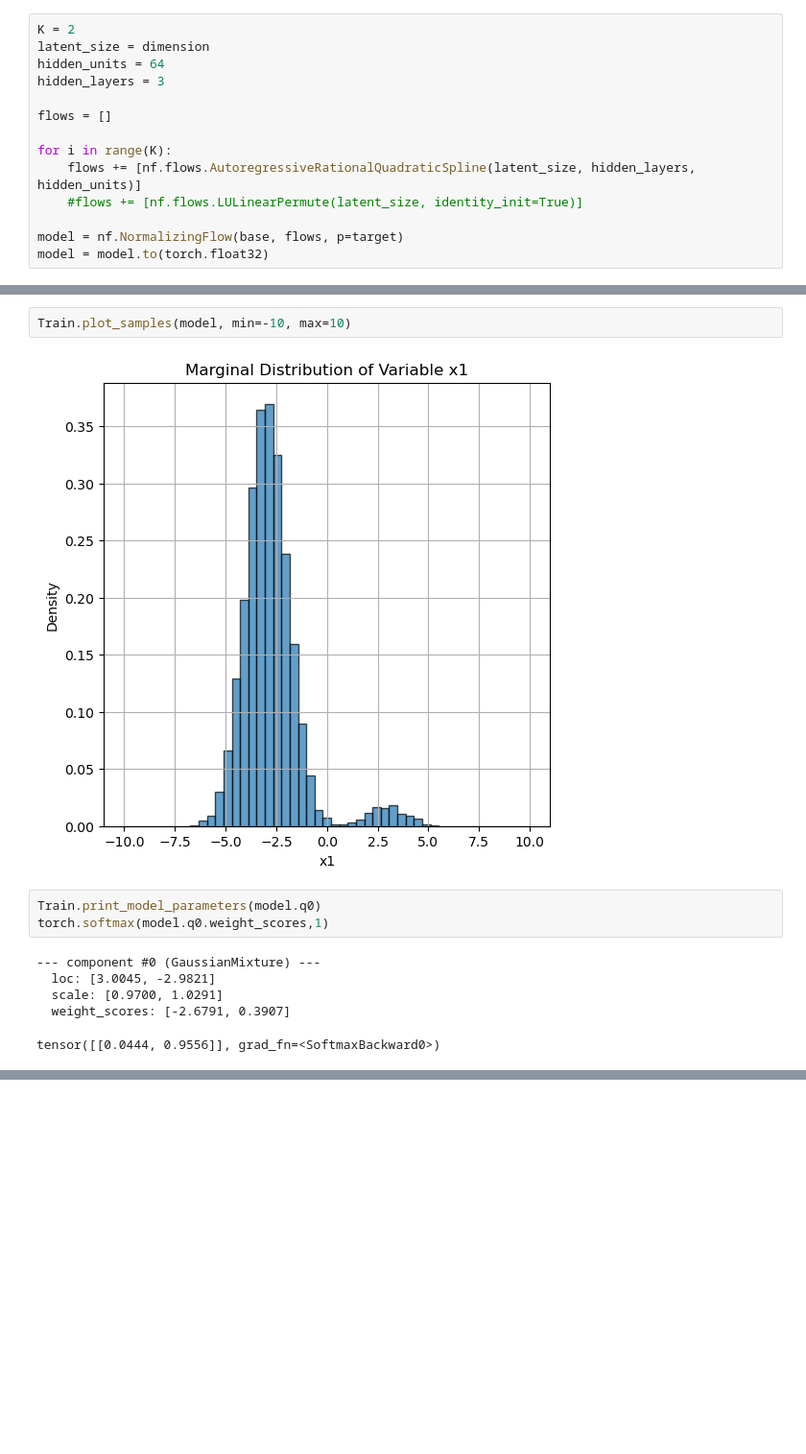
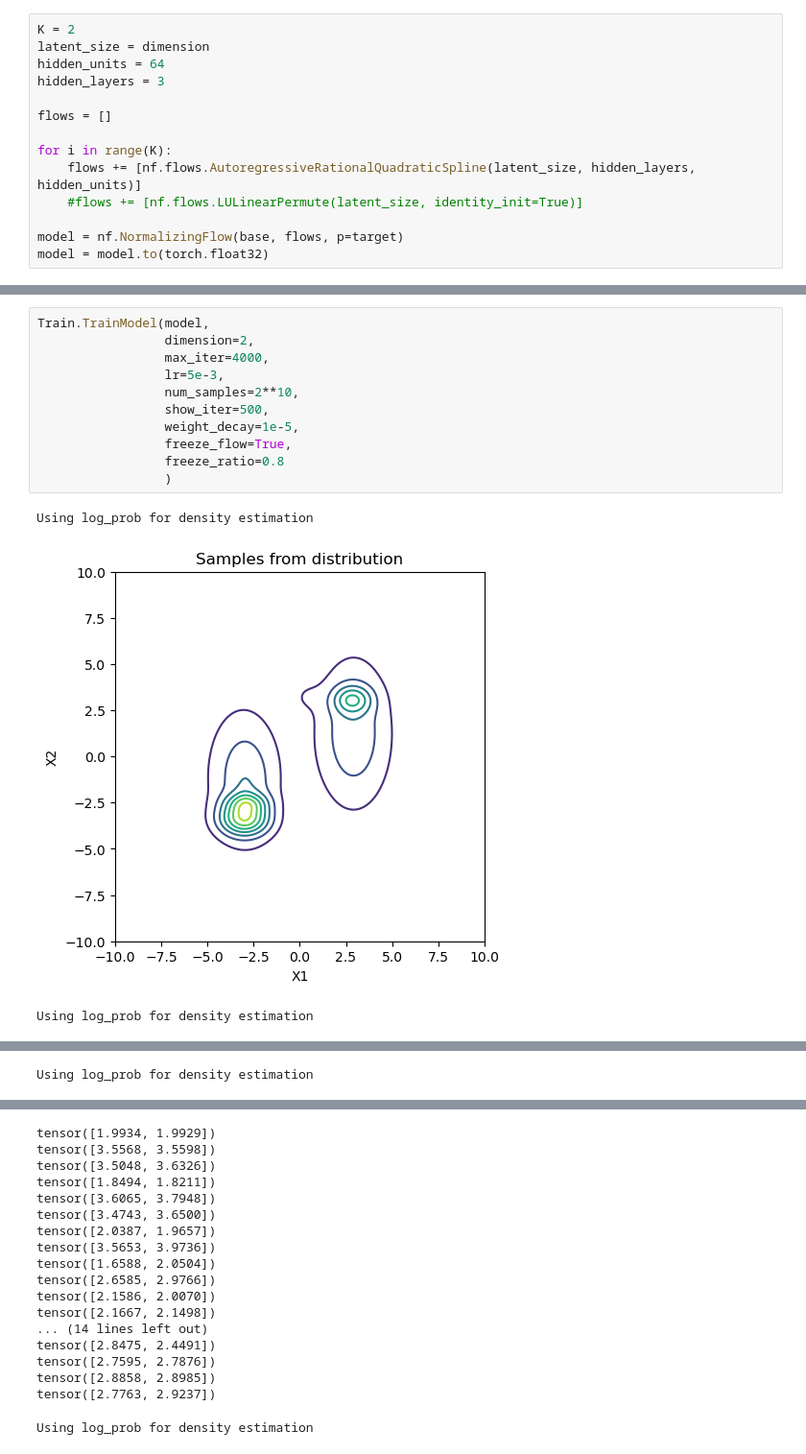
Before and after one commit to han-seungsu/normflows, a Jupyter notebook: Student-T-Product Target.ipynb, the cells around one changed output, grey strips where cells are left out. Shown: that part at 96% size. Drawn from its saved outputs; the diff is of its cells as text; blank space fills up the shorter version.

```diff
--- a/Student-T-Product Target.ipynb
+++ b/Student-T-Product Target.ipynb
@@ -341,13 +278,15 @@ plt.show()
-# %%
-Train.plot_samples(model, min=-10, max=10)
-# %% [output]
-[figure, removed]
-# %%
-Train.print_model_parameters(model.q0)
-torch.softmax(model.q0.weight_scores,1)
-# %% [output]
---- component #0 (GaussianMixture) ---
-  loc: [3.0045, -2.9821]
-  scale: [0.9700, 1.0291]
-  weight_scores: [-2.6791, 0.3907]
-tensor([[0.0444, 0.9556]], grad_fn=<SoftmaxBackward0>)
+# %%
+Train.TrainModel(model,
+                 dimension=2,
+                 max_iter=4000,
+                 lr=5e-3,
+                 num_samples=2**10,
+                 show_iter=500,
+                 weight_decay=1e-5,
+                 freeze_flow=True,
+                 freeze_ratio=0.8
+                 )
+# %% [output]
+Using log_prob for density estimation
+[figure, added]
+Using log_prob for density estimation
@@ -353,0 +294 @@ tensor([[0.0444, 0.9556]], grad_fn=<SoftmaxBackward0>)
+Using log_prob for density estimation
@@ -353,0 +296,18 @@ tensor([[0.0444, 0.9556]], grad_fn=<SoftmaxBackward0>)
+tensor([1.9934, 1.9929])
+tensor([3.5568, 3.5598])
+tensor([3.5048, 3.6326])
+tensor([1.8494, 1.8211])
+tensor([3.6065, 3.7948])
+tensor([3.4743, 3.6500])
+tensor([2.0387, 1.9657])
+tensor([3.5653, 3.9736])
+tensor([1.6588, 2.0504])
+tensor([2.6585, 2.9766])
+tensor([2.1586, 2.0070])
+tensor([2.1667, 2.1498])
+... (14 lines left out)
+tensor([2.8475, 2.4491])
+tensor([2.7595, 2.7876])
+tensor([2.8858, 2.8985])
+tensor([2.7763, 2.9237])
+Using log_prob for density estimation
```
Also changed, not shown: parts of 23 cells of this notebook, 3 other files.
